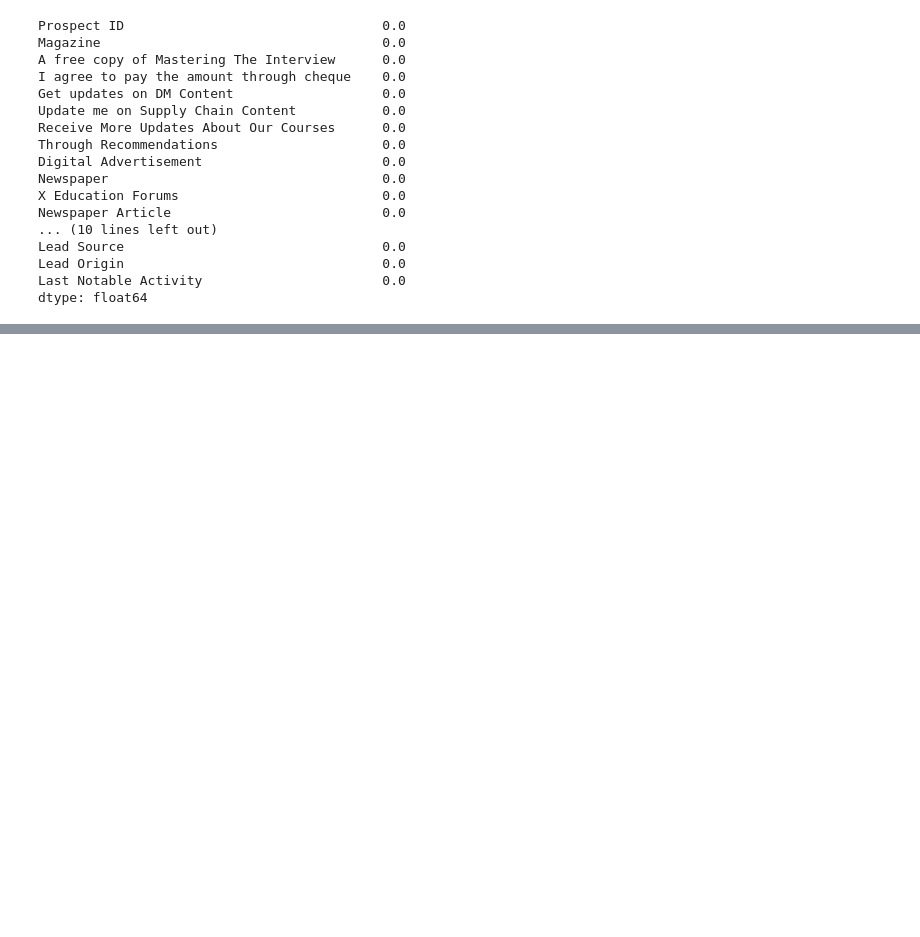
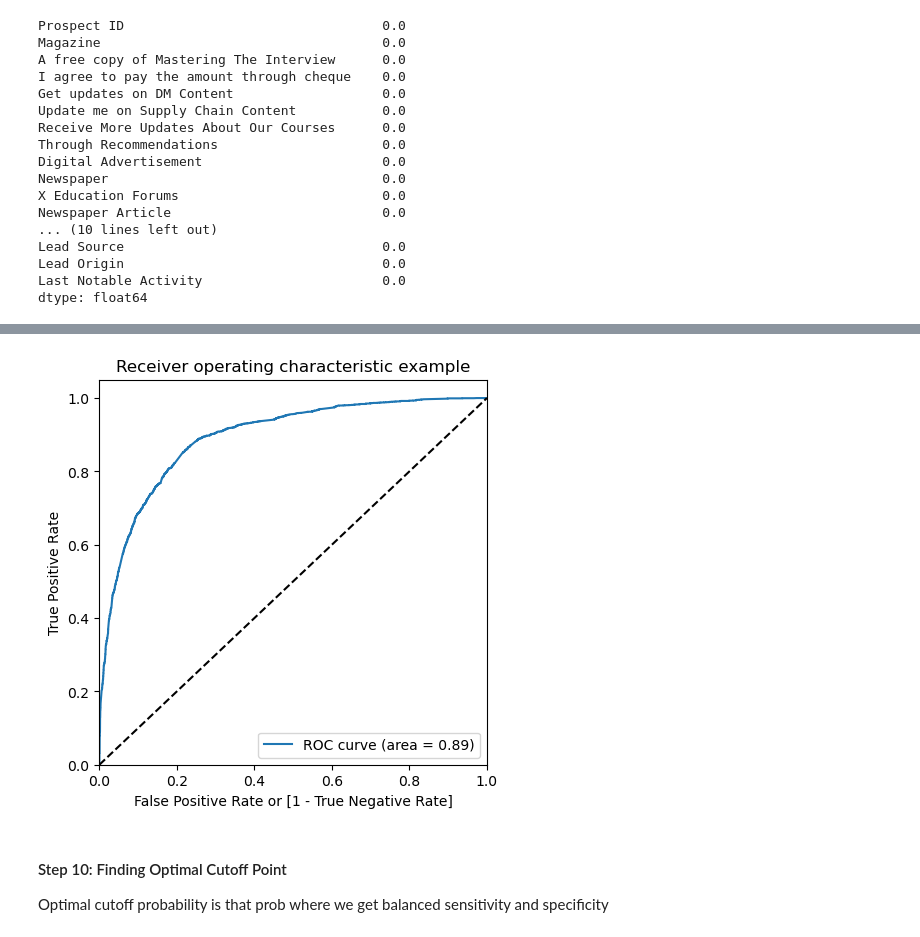
Before and after one commit to yuvarajgb/Lead_Score_Case_Study, a Jupyter notebook: Lead Scoring Case Study.ipynb, the cells around one changed output, grey strips where cells are left out. Saved outputs shown, nothing was run; the diff lists cells and outputs as text; code cells hidden in the pictures; blank space fills up the shorter version.

```diff
--- a/Lead Scoring Case Study.ipynb
+++ b/Lead Scoring Case Study.ipynb
@@ -397,0 +1159,4 @@ dtype: float64
+# %%
+# Reshape
+y_train_pred = y_train_pred.values.reshape(-1)
+y_train_pred[:10]
@@ -397,0 +1166,4 @@ dtype: float64
+# %%
+y_train_pred_final = pd.DataFrame({'Converted': y_train.values, 'Converted_probability': y_train_pred})
+y_train_pred_final['Lead_No'] = y_train.index
+y_train_pred_final.head()
@@ -397,0 +1177,4 @@ dtype: float64
+# %%
+# Add new column 'Predicted' with 1 if probabilty greater that 0.5
+
+y_train_pred_final['Predicted'] = y_train_pred_final.Converted_probability.map(lambda x : 1 if x > 0.5 else 0)
@@ -397,0 +1260,17 @@ dtype: float64
+# %%
+def draw_roc( actual, probs ):
+    fpr, tpr, thresholds = metrics.roc_curve( actual, probs,
+                                              drop_intermediate = False )
+    auc_score = metrics.roc_auc_score( actual, probs )
+    plt.figure(figsize=(5, 5))
+    plt.plot( fpr, tpr, label='ROC curve (area = %0.2f)' % auc_score )
+    plt.plot([0, 1], [0, 1], 'k--')
+    plt.xlim([0.0, 1.0])
+    plt.ylim([0.0, 1.05])
+    plt.xlabel('False Positive Rate or [1 - True Negative Rate]')
+    plt.ylabel('True Positive Rate')
+    plt.title('Receiver operating characteristic example')
+    plt.legend(loc="lower right")
+    plt.show()
+
+    return None
@@ -397,0 +1279,7 @@ dtype: float64
+# %%
+draw_roc(y_train_pred_final.Converted, y_train_pred_final.Converted_probability)
+# %% [output]
+[figure, added]
+# %% [markdown]
+#### Step 10: Finding Optimal Cutoff Point
+Optimal cutoff probability is that prob where we get balanced sensitivity and specificity
```
Also changed, not shown: parts of 160 cells of this notebook.
